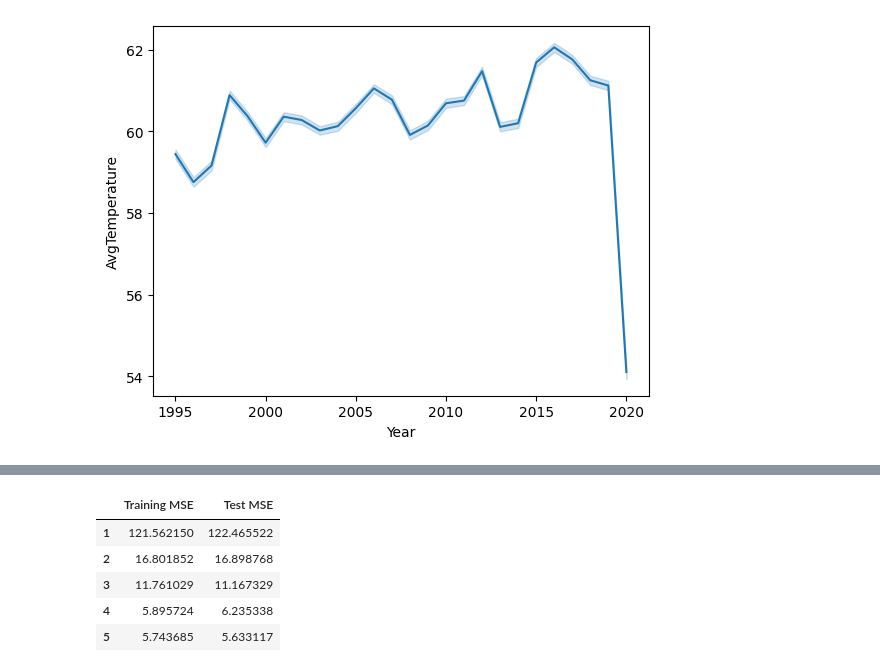
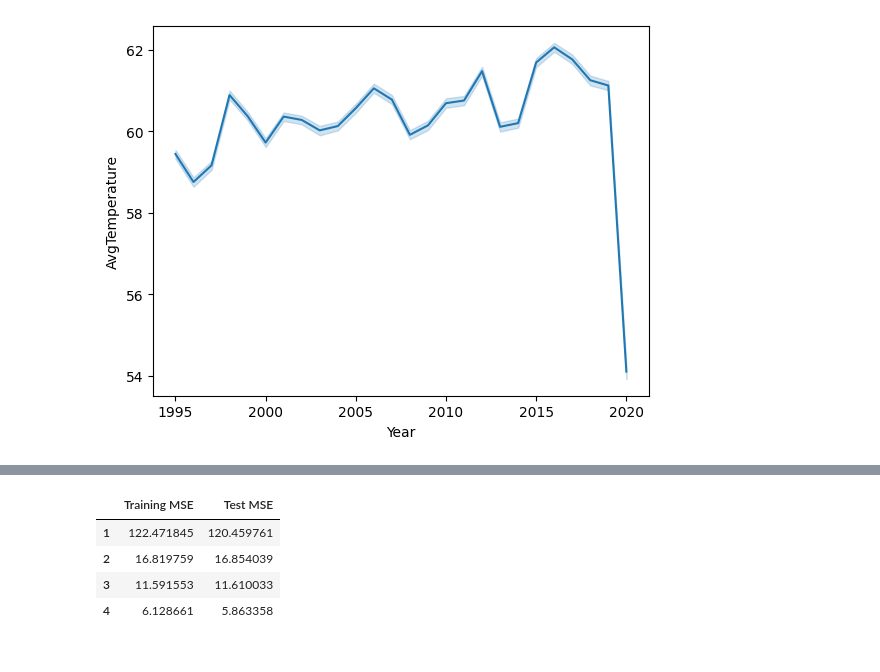
Before and after one commit to CSharpTeoMan911/TemperatureDataAnalysis, a Jupyter notebook: WeatherAnalysys.ipynb, the cells around one changed output, grey strips where cells are left out. Cells and saved outputs as stored; diff of their text form; code cells hidden in the pictures.

```diff
--- a/WeatherAnalysys.ipynb
+++ b/WeatherAnalysys.ipynb
@@ -68,12 +106,13 @@ sb.lineplot(data=dt, x="Year", y="AvgTemperature")
 [figure]
 # %%
 
-g_mse_comp = {"Training MSE" : [], "Test MSE": []}
-g_mse_comp_indexes = []
-g_mse_comp_c_i = 1
-
-g_r2_progression = {"Polynomial degree" : [], "R2": []}
-g_mse_progression = {"Polynomial degree" : [], "MSE": []}
+global g_mse_comp
+global g_mse_comp_indexes
+global g_r2_progression
+global g_mse_progression
+global index
+global g_model
+index = 1
 
 tmp = dt.groupby(by=["Day", "Month", "Year"])["AvgTemperature"].mean().reset_index()
 
@@ -81,20 +120,7 @@ mse = None
 r2 = None
 
 degree = 1
-global_model = None
 
-def addMetrics(t_mse, c_mse, c_r2, d_i):
-    global g_mse_comp_c_i
-    g_mse_comp["Training MSE"].append(t_mse)
-    g_mse_comp["Test MSE"].append(c_mse)
-    g_mse_comp_indexes.append(g_mse_comp_c_i)
-    g_mse_comp_c_i += 1
-
-    g_r2_progression["Polynomial degree"].append(d_i)
-    g_r2_progression["R2"].append(c_r2)
-
-    g_mse_progression["Polynomial degree"].append(d_i)
-    g_mse_progression["MSE"].append(c_mse)
 
 for i in range(1, 100):
     poly_features = preprocessing.PolynomialFeatures(degree=i, include_bias=False).fit_transform(X=tmp[["Day", "Month", "Year"]])
@@ -111,35 +137,28 @@ for i in range(1, 100):
     c_mse = metrics.mean_squared_error(y_pred=predictions, y_true=y_test)
     c_r2 = metrics.r2_score(y_pred=predictions, y_true=y_test)
 
-    print("\n\n")
-    print("Training MSE:", t_mse)
-    print("MSE:", c_mse)
-    print("R2:", c_r2)
+    addMetrics(t_mse, c_mse, r2, i, g_mse_comp, g_mse_comp_indexes, g_r2_progression, g_mse_progression)
 
-    if mse is None and r2 is None:
-        addMetrics(t_mse, c_mse, c_r2, i)
-        mse = c_mse
-        r2 = c_r2
-    else:
-        if c_mse < mse:
-            print("Degree: ", i)
-            global_model = _model
-            degree = i
-            addMetrics(t_mse, c_mse, c_r2, i)
-        elif c_r2 > r2:
-            print("Degree: ", i)
-            global_model = _model
-            degree = i
-            addMetrics(t_mse, c_mse, c_r2)
+    # If the MSE calculated on the training data is smaller
+    # than the one calculated on the testing data is smaller
+    # then the model is overfitted and the operation stops
+    if mse is not None and r2 is not None:
+        if c_mse > t_mse:
+            if c_mse <= mse or c_r2 >= r2:
+                g_model = _model
+            else:
+                break
         else:
             break
+    degree = i
     mse = c_mse
     r2 = c_r2
+    print(g_model)
 
 
-global_temp_model = {"x_intercept": global_model.intercept_, "Beta_Coefficients":  global_model.coef_.tolist(), "polynomial_degree": degree}
+g_model = {"x_intercept": g_model.intercept_, "Beta_Coefficients":  g_model.coef_.tolist(), "polynomial_degree": degree}
 model_file = open(file="global_temp_model.json", mode="w")
-jf = json.dump(obj=global_temp_model,fp= model_file, indent=4)
+jf = json.dump(obj=g_model,fp= model_file, indent=4)
 model_file.flush()
 model_file.close()
 del(model_file)
@@ -171,9 +190,8 @@ R2: 0.9049046610404671
 |  | Training MSE | Test MSE |
-| 1 | 121.562150 | 122.465522 |
-| 2 | 16.801852 | 16.898768 |
-| 3 | 11.761029 | 11.167329 |
-| 4 | 5.895724 | 6.235338 |
-| 5 | 5.743685 | 5.633117 |
+| 1 | 122.471845 | 120.459761 |
+| 2 | 16.819759 | 16.854039 |
+| 3 | 11.591553 | 11.610033 |
+| 4 | 6.128661 | 5.863358 |
 # %%
 ##########################################################################################
 # Comparison of the MSE in predicting training data VS testing data for the Global model #
```
Also changed, not shown: parts of 11 cells of this notebook, 2 other files.
